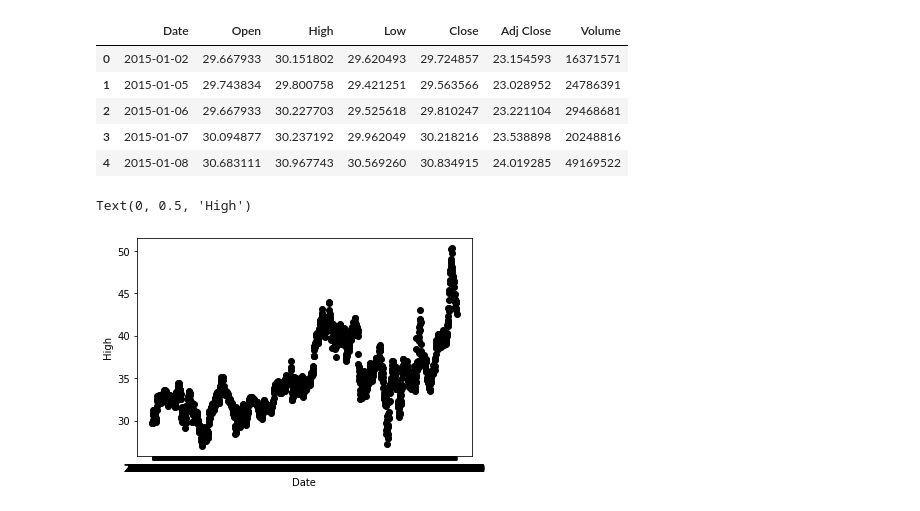
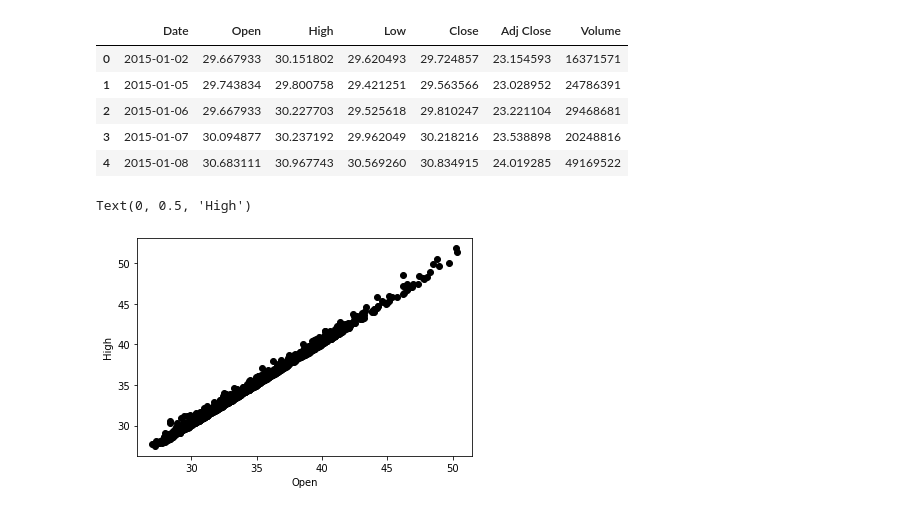
Before and after one commit to seanposton4/SchoolWork, a Jupyter notebook: CS453/App1/MLApp.ipynb, the cells around one changed output. Saved outputs shown, nothing was run; the diff lists cells and outputs as text; code cells hidden in the pictures.

```diff
--- a/CS453/App1/MLApp.ipynb
+++ b/CS453/App1/MLApp.ipynb
@@ -14,12 +14,12 @@ pfizer_df.head()
 | 3 | 2015-01-07 | 30.094877 | 30.237192 | 29.962049 | 30.218216 | 23.538898 | 20248816 |
 | 4 | 2015-01-08 | 30.683111 | 30.967743 | 30.569260 | 30.834915 | 24.019285 | 49169522 |
 # %%
-X = pfizer_df['Date']
-y = pfizer_df.Open
+X = pfizer_df[['Open']]
+y = pfizer_df.High
 
 plt.scatter(X, y, c = 'black')
-plt.xlabel('Date')
+plt.xlabel('Open')
 plt.ylabel('High')
 # %% [output]
 Text(0, 0.5, 'High')
-[figure, old version]
+[figure, new version]
```
Also changed, not shown: parts of 2 cells of this notebook, 11 other files.
